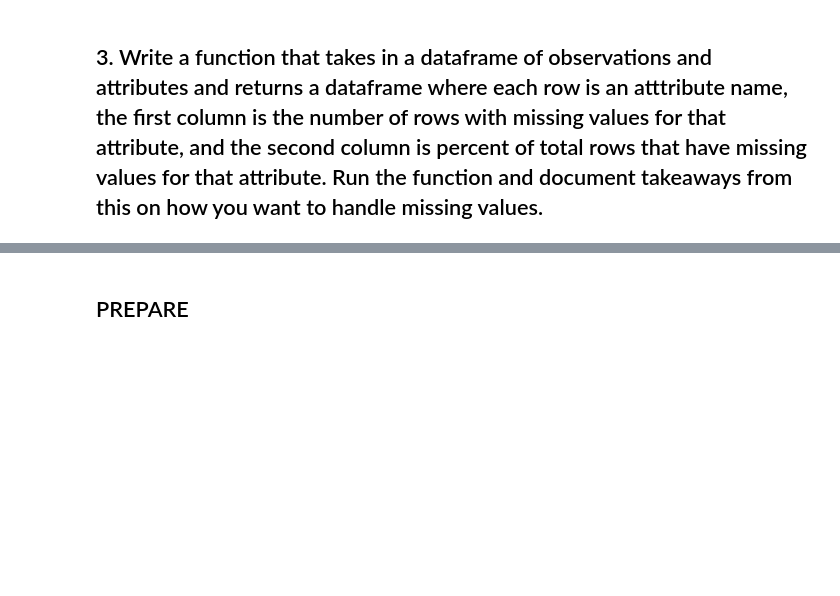
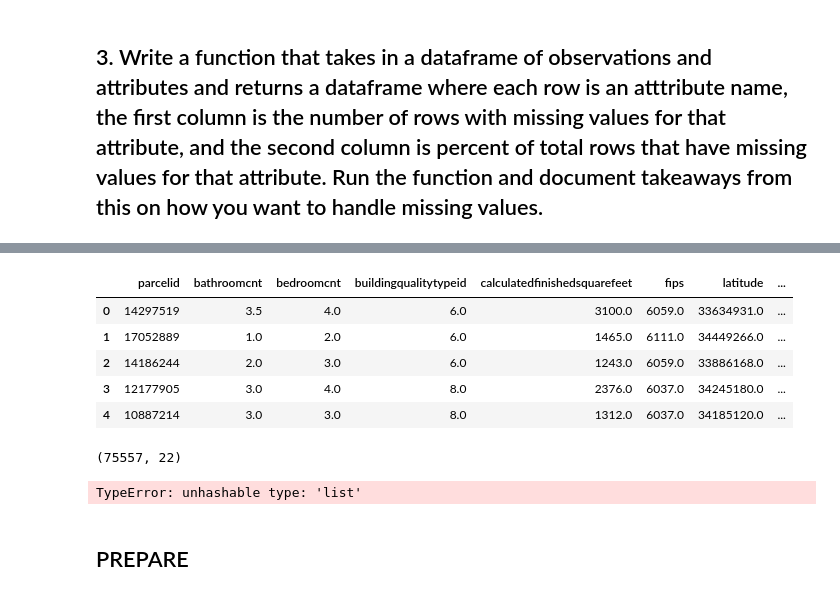
Before and after one commit to elizabethswarren/clustering-exercises, a Jupyter notebook: zillow.ipynb, the cells around one changed output, grey strips where cells are left out. Saved outputs shown, nothing was run; the diff lists cells and outputs as text; code cells hidden in the pictures; blank space fills up the shorter version.

```diff
--- a/zillow.ipynb
+++ b/zillow.ipynb
@@ -248,0 +425,2 @@ null_info(df)
+# %%
+df = df.dropna()
@@ -248,0 +447,13 @@ null_info(df)
+# %%
+df.head()
+# %% [output]
+|  | parcelid | bathroomcnt | bedroomcnt | buildingqualitytypeid | calculatedfinishedsquarefeet | fips | latitude | ... |
+| 0 | 14297519 | 3.5 | 4.0 | 6.0 | 3100.0 | 6059.0 | 33634931.0 | ... |
+| 1 | 17052889 | 1.0 | 2.0 | 6.0 | 1465.0 | 6111.0 | 34449266.0 | ... |
+| 2 | 14186244 | 2.0 | 3.0 | 6.0 | 1243.0 | 6059.0 | 33886168.0 | ... |
+| 3 | 12177905 | 3.0 | 4.0 | 8.0 | 2376.0 | 6037.0 | 34245180.0 | ... |
+| 4 | 10887214 | 3.0 | 3.0 | 8.0 | 1312.0 | 6037.0 | 34185120.0 | ... |
+# %%
+df.shape
+# %% [output]
+(75557, 22)
@@ -249,3 +462,7 @@ null_info(df)
+# %%
+df = df.loc([single_use])
+# %% [output]
+TypeError: unhashable type: 'list'
 # %% [markdown]
 ## PREPARE
 # %% [markdown]
```
Also changed, not shown: parts of 35 cells of this notebook.
